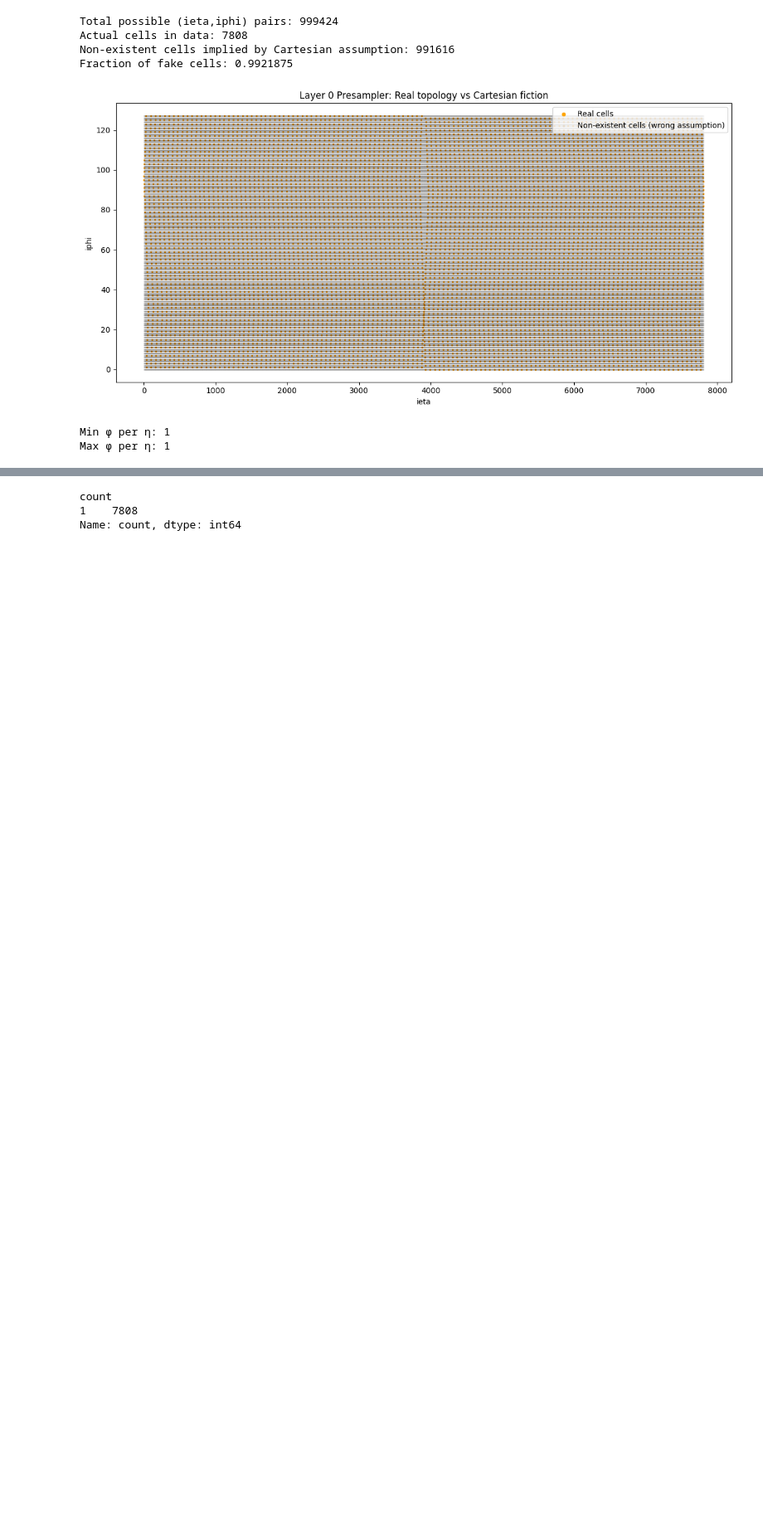
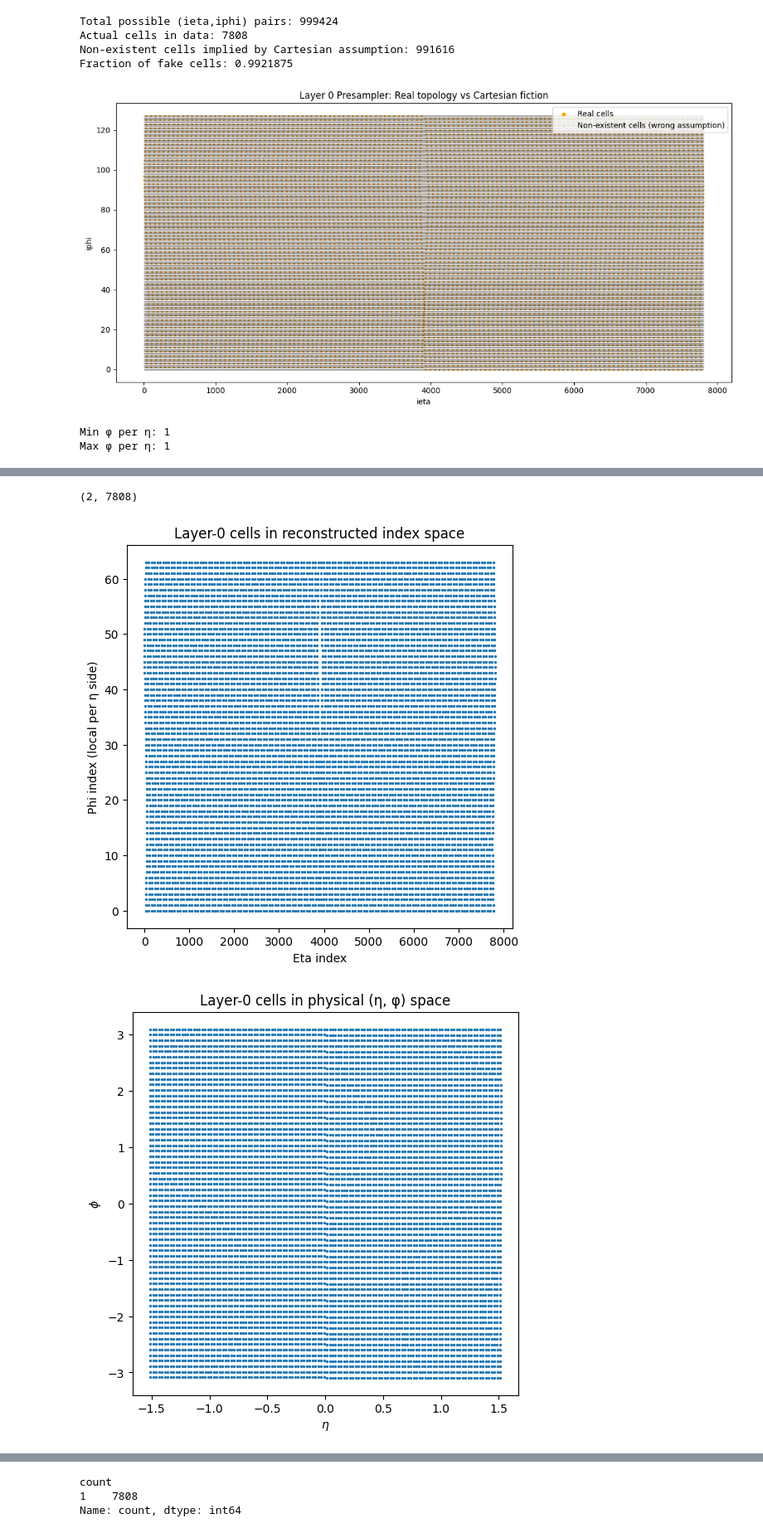
Before and after one commit to MoGhaznavi/HEPGNNGenerator, a Jupyter notebook: BuildingTheBinnings.ipynb, the cells around one changed output, grey strips where cells are left out. Shown at 83% size. Saved outputs shown, nothing was run; the diff lists cells and outputs as text; code cells hidden in the pictures; blank space fills up the shorter version.

```diff
--- a/BuildingTheBinnings.ipynb
+++ b/BuildingTheBinnings.ipynb
@@ -449,0 +795,76 @@ Max φ per η: 1
+# %%
+# -------------------------------------------------
+# Input data
+# -------------------------------------------------
+eta_vals = np.asarray(df_layer0.eta)
+phi_vals = np.asarray(df_layer0.phi)
+
+N = len(eta_vals)
+
+# Optional stack (for completeness / downstream use)
+all_cells = np.stack((eta_vals, phi_vals), axis=0)
+print(all_cells.shape)   # (2, N)
+
+# -------------------------------------------------
+# ETA indexing (single global lattice — this is OK)
+# -------------------------------------------------
+eta_centers = np.sort(np.unique(eta_vals))
+
+def nearest_index(values, centers):
+    idx = np.searchsorted(centers, values, side="left")
+    return np.clip(idx, 0, len(centers) - 1)
+
+eta_idx = nearest_index(eta_vals, eta_centers)
+
+# -------------------------------------------------
+# PHI indexing (two staggered lattices — REQUIRED)
+# -------------------------------------------------
+neg = eta_vals < 0
+pos = eta_vals > 0
+
+phi_idx = np.empty(N, dtype=int)
+
+# Separate φ grids
+phi_centers_neg = np.sort(np.unique(phi_vals[neg]))
+phi_centers_pos = np.sort(np.unique(phi_vals[pos]))
+
+phi_idx[neg] = np.searchsorted(phi_centers_neg, phi_vals[neg])
+phi_idx[pos] = np.searchsorted(phi_centers_pos, phi_vals[pos])
+
+# -------------------------------------------------
+# Plot: reconstructed index space (geometry-faithful)
+# -------------------------------------------------
+plt.figure(figsize=(6, 6))
+plt.scatter(eta_idx, phi_idx, s=2)
+plt.xlabel("Eta index")
+plt.ylabel("Phi index (local per η side)")
+plt.title("Layer-0 cells in reconstructed index space")
+plt.show()
+
+# -------------------------------------------------
+# Plot: physical (η, φ) space (sanity check)
+# -------------------------------------------------
+plt.figure(figsize=(6, 6))
+plt.scatter(eta_vals, phi_vals, s=2)
+plt.xlabel(r"$\eta$")
+plt.ylabel(r"$\phi$")
+plt.title("Layer-0 cells in physical (η, φ) space")
+plt.show()
+
+
+mask = (eta_idx >= 3500) & (eta_idx < 4500)
+
+phi_idx_subset = phi_idx[mask]
+eta_idx_subset = eta_idx[mask]
+
+# Plot phi vs eta index (focused)
+plt.figure(figsize=(6, 6))
+plt.scatter(eta_idx_subset, phi_idx_subset, s=2)
+plt.xlabel("Eta index (3500-4500)")
+plt.ylabel("Phi index (local per η side)")
+plt.title("Layer-0 φ indices for ieta 3500-45000")
+plt.show()
+# %% [output]
+(2, 7808)
+[figure, added]
+[figure, added]
```
Also changed, not shown: parts of 6 cells of this notebook.
